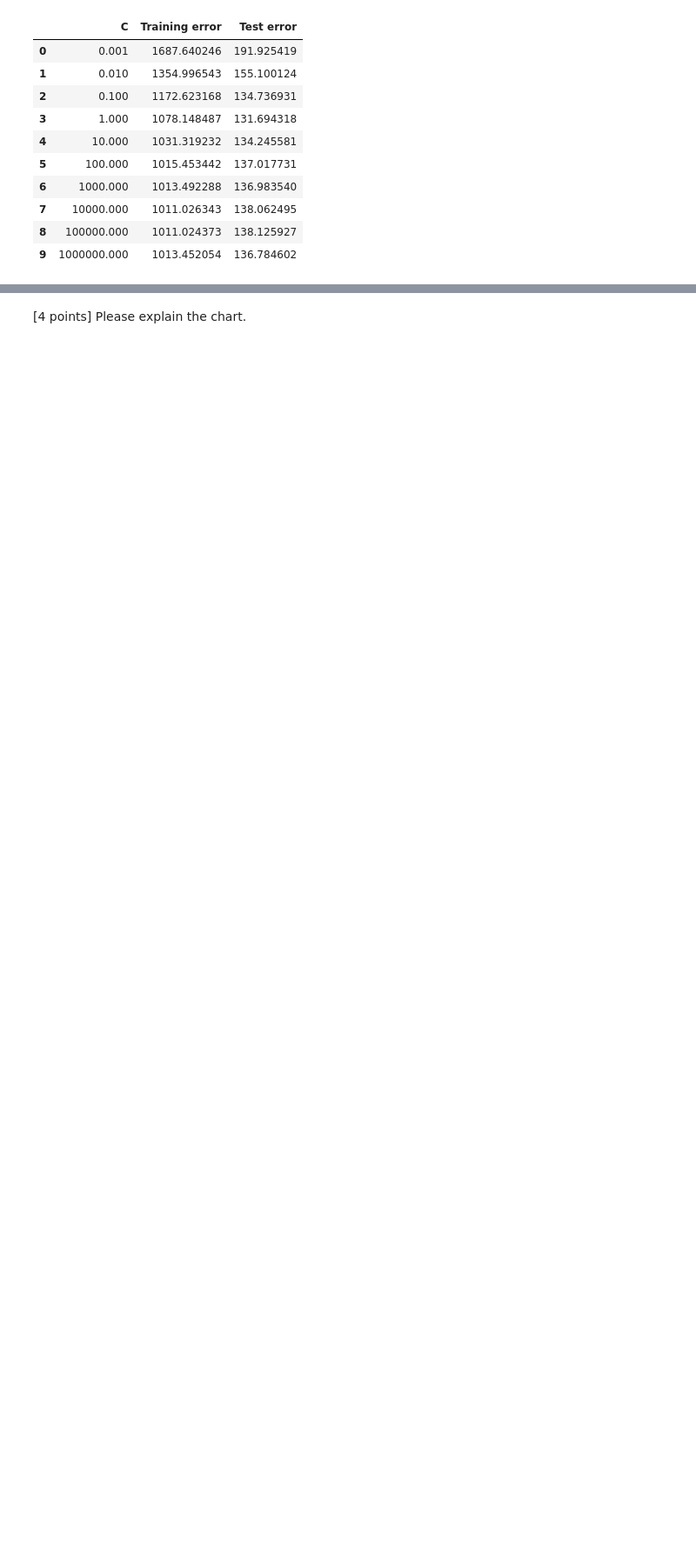
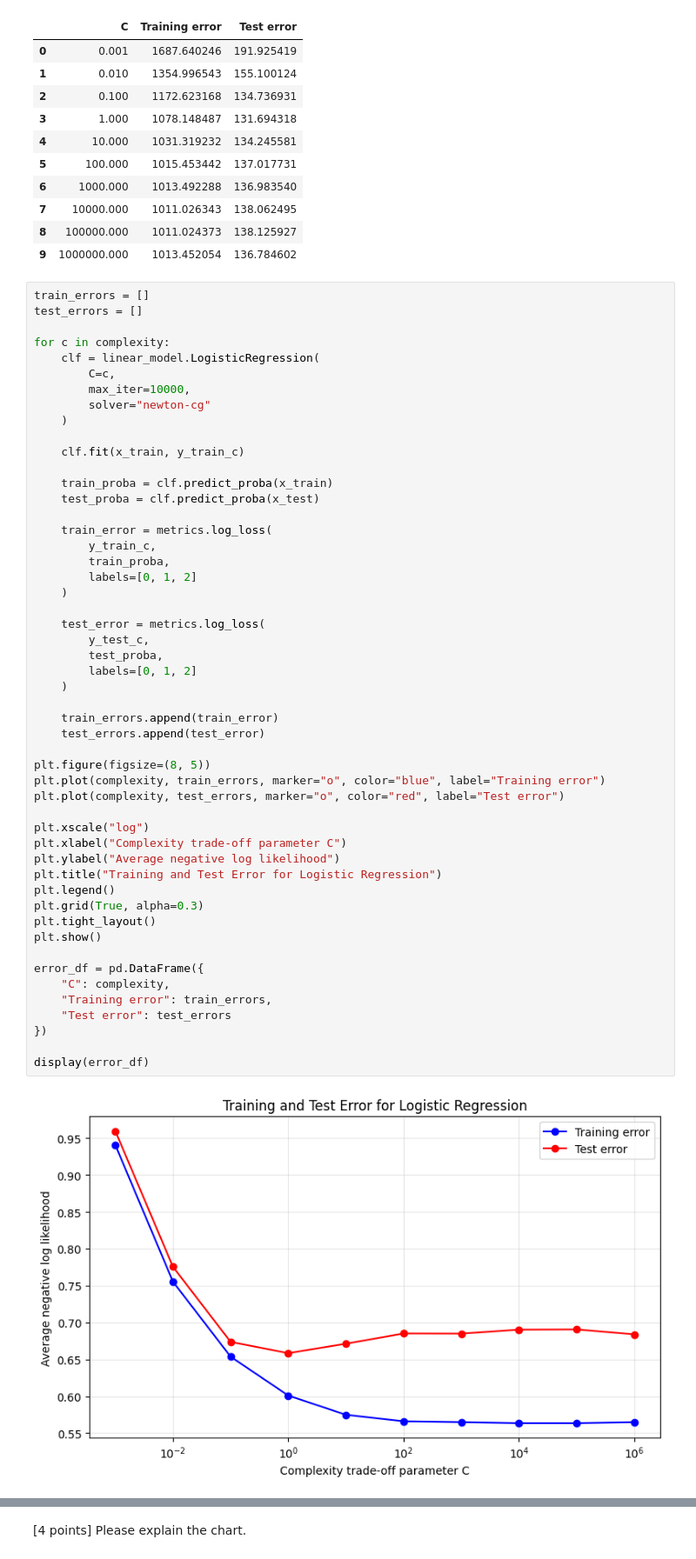
Before and after one commit to jasonsun96/AML_rep, a Jupyter notebook: Assignment1/Assign_1_Jason.ipynb, the cells around one changed output, grey strips where cells are left out. Shown at 87% size. Drawn from its saved outputs; the diff is of its cells as text; blank space fills up the shorter version.

```diff
--- a/Assignment1/Assign_1_Jason.ipynb
+++ b/Assignment1/Assign_1_Jason.ipynb
@@ -785,3 +786,56 @@ display(error_df)
 | 7 | 10000.000 | 1011.026343 | 138.062495 |
 | 8 | 100000.000 | 1011.024373 | 138.125927 |
 | 9 | 1000000.000 | 1013.452054 | 136.784602 |
+# %%
+train_errors = []
+test_errors = []
+
+for c in complexity:
+    clf = linear_model.LogisticRegression(
+        C=c,
+        max_iter=10000,
+        solver="newton-cg"
+    )
+
+    clf.fit(x_train, y_train_c)
+
+    train_proba = clf.predict_proba(x_train)
+    test_proba = clf.predict_proba(x_test)
+
+    train_error = metrics.log_loss(
+        y_train_c,
+        train_proba,
+        labels=[0, 1, 2]
+    )
+
+    test_error = metrics.log_loss(
+        y_test_c,
+        test_proba,
+        labels=[0, 1, 2]
+    )
+
+    train_errors.append(train_error)
+    test_errors.append(test_error)
+
+plt.figure(figsize=(8, 5))
+plt.plot(complexity, train_errors, marker="o", color="blue", label="Training error")
+plt.plot(complexity, test_errors, marker="o", color="red", label="Test error")
+
+plt.xscale("log")
+plt.xlabel("Complexity trade-off parameter C")
+plt.ylabel("Average negative log likelihood")
+plt.title("Training and Test Error for Logistic Regression")
+plt.legend()
+plt.grid(True, alpha=0.3)
+plt.tight_layout()
+plt.show()
+
+error_df = pd.DataFrame({
+    "C": complexity,
+    "Training error": train_errors,
+    "Test error": test_errors
+})
+
+display(error_df)
+# %% [output]
+[figure, added]
```
Also changed, not shown: parts of 1 cell of this notebook.
